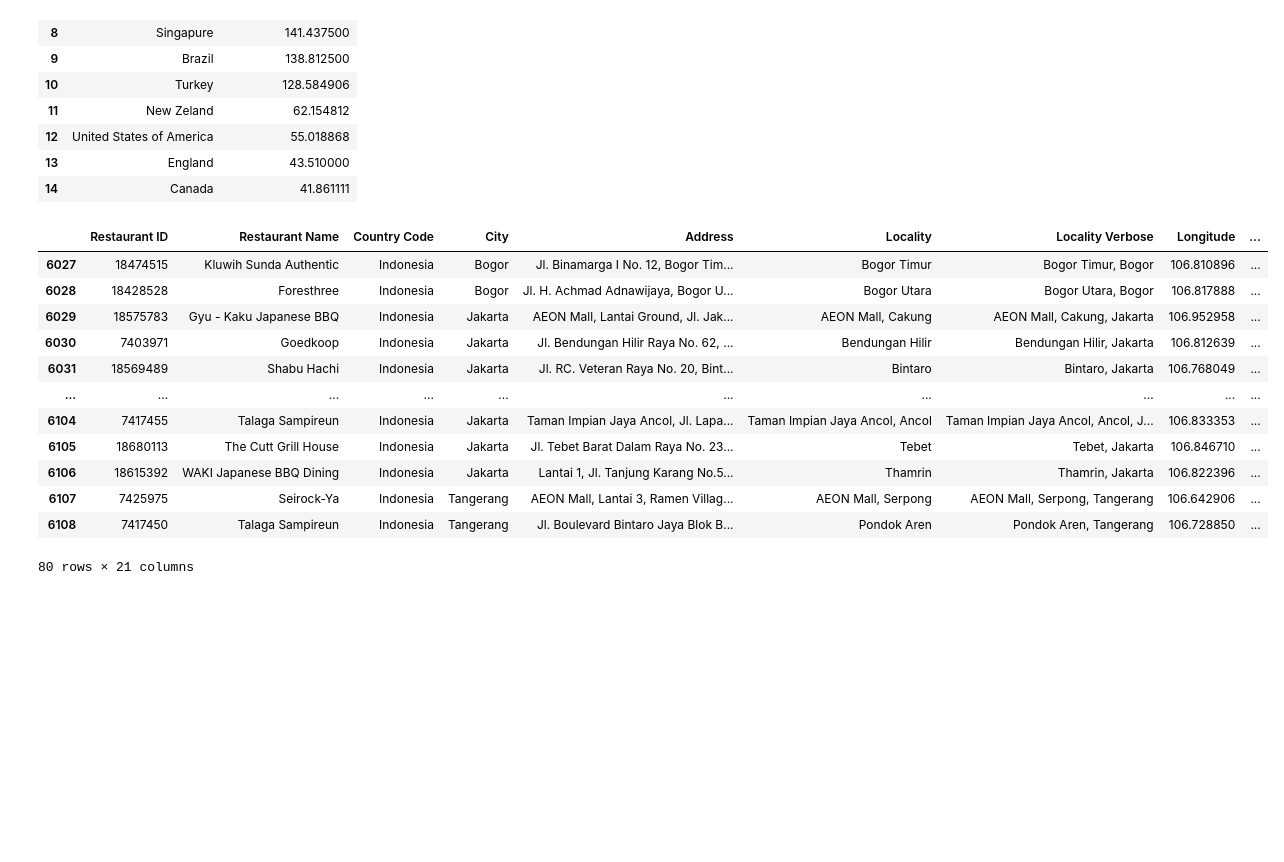
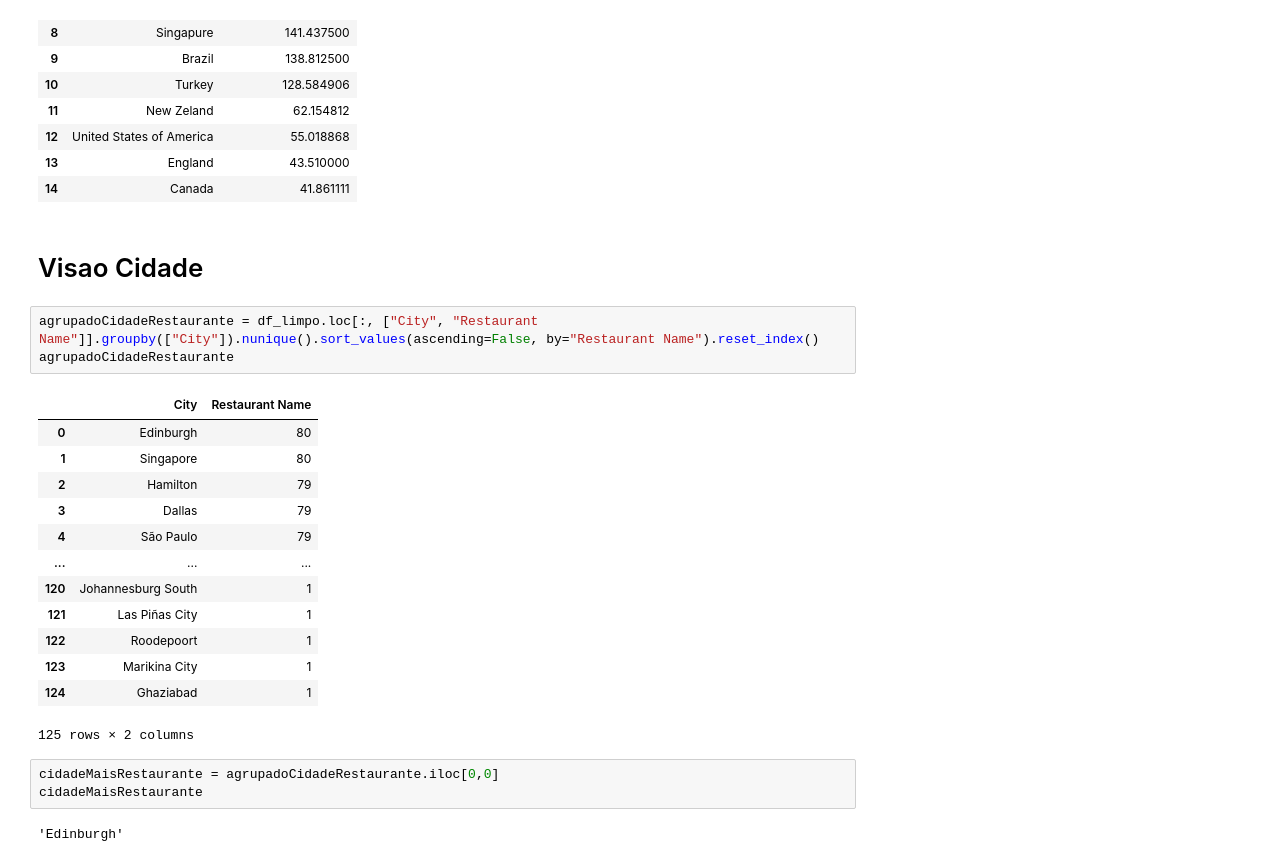
Before and after one commit to evaldocunhaf/Analise-de-dados-FTC-CDS, a Jupyter notebook: analise.ipynb, the cells around one changed output. Saved outputs shown, nothing was run; the diff lists cells and outputs as text; blank space fills up the shorter version.

Commit message:
visao cidade

```diff
--- a/analise.ipynb
+++ b/analise.ipynb
@@ -574,18 +574,27 @@ agrupadoPP2
 | 12 | United States of America | 55.018868 |
 | 13 | England | 43.510000 |
 | 14 | Canada | 41.861111 |
+# %% [markdown]
+# Visao Cidade
 # %%
+agrupadoCidadeRestaurante = df_limpo.loc[:, ["City", "Restaurant Name"]].groupby(["City"]).nunique().sort_values(ascending=False, by="Restaurant Name").reset_index()
+agrupadoCidadeRestaurante
 # %% [output]
-|  | Restaurant ID | Restaurant Name | Country Code | City | Address | Locality | Locality Verbose | Longitude | ... |
-| 6027 | 18474515 | Kluwih Sunda Authentic | Indonesia | Bogor | Jl. Binamarga I No. 12, Bogor Tim... | Bogor Timur | Bogor Timur, Bogor | 106.810896 | ... |
-| 6028 | 18428528 | Foresthree | Indonesia | Bogor | Jl. H. Achmad Adnawijaya, Bogor U... | Bogor Utara | Bogor Utara, Bogor | 106.817888 | ... |
-| 6029 | 18575783 | Gyu - Kaku Japanese BBQ | Indonesia | Jakarta | AEON Mall, Lantai Ground, Jl. Jak... | AEON Mall, Cakung | AEON Mall, Cakung, Jakarta | 106.952958 | ... |
-| 6030 | 7403971 | Goedkoop | Indonesia | Jakarta | Jl. Bendungan Hilir Raya No. 62, ... | Bendungan Hilir | Bendungan Hilir, Jakarta | 106.812639 | ... |
-| 6031 | 18569489 | Shabu Hachi | Indonesia | Jakarta | Jl. RC. Veteran Raya No. 20, Bint... | Bintaro | Bintaro, Jakarta | 106.768049 | ... |
-| ... | ... | ... | ... | ... | ... | ... | ... | ... | ... |
-| 6104 | 7417455 | Talaga Sampireun | Indonesia | Jakarta | Taman Impian Jaya Ancol, Jl. Lapa... | Taman Impian Jaya Ancol, Ancol | Taman Impian Jaya Ancol, Ancol, J... | 106.833353 | ... |
-| 6105 | 18680113 | The Cutt Grill House | Indonesia | Jakarta | Jl. Tebet Barat Dalam Raya No. 23... | Tebet | Tebet, Jakarta | 106.846710 | ... |
-| 6106 | 18615392 | WAKI Japanese BBQ Dining | Indonesia | Jakarta | Lantai 1, Jl. Tanjung Karang No.5... | Thamrin | Thamrin, Jakarta | 106.822396 | ... |
-| 6107 | 7425975 | Seirock-Ya | Indonesia | Tangerang | AEON Mall, Lantai 3, Ramen Villag... | AEON Mall, Serpong | AEON Mall, Serpong, Tangerang | 106.642906 | ... |
-| 6108 | 7417450 | Talaga Sampireun | Indonesia | Tangerang | Jl. Boulevard Bintaro Jaya Blok B... | Pondok Aren | Pondok Aren, Tangerang | 106.728850 | ... |
+|  | City | Restaurant Name |
+| 0 | Edinburgh | 80 |
+| 1 | Singapore | 80 |
+| 2 | Hamilton | 79 |
+| 3 | Dallas | 79 |
+| 4 | São Paulo | 79 |
+| ... | ... | ... |
+| 120 | Johannesburg South | 1 |
+| 121 | Las Piñas City | 1 |
+| 122 | Roodepoort | 1 |
+| 123 | Marikina City | 1 |
+| 124 | Ghaziabad | 1 |
-80 rows × 21 columns
+125 rows × 2 columns
+# %%
+cidadeMaisRestaurante = agrupadoCidadeRestaurante.iloc[0,0]
+cidadeMaisRestaurante
+# %% [output]
+'Edinburgh'
```
Also changed, not shown: parts of 15 cells of this notebook.
